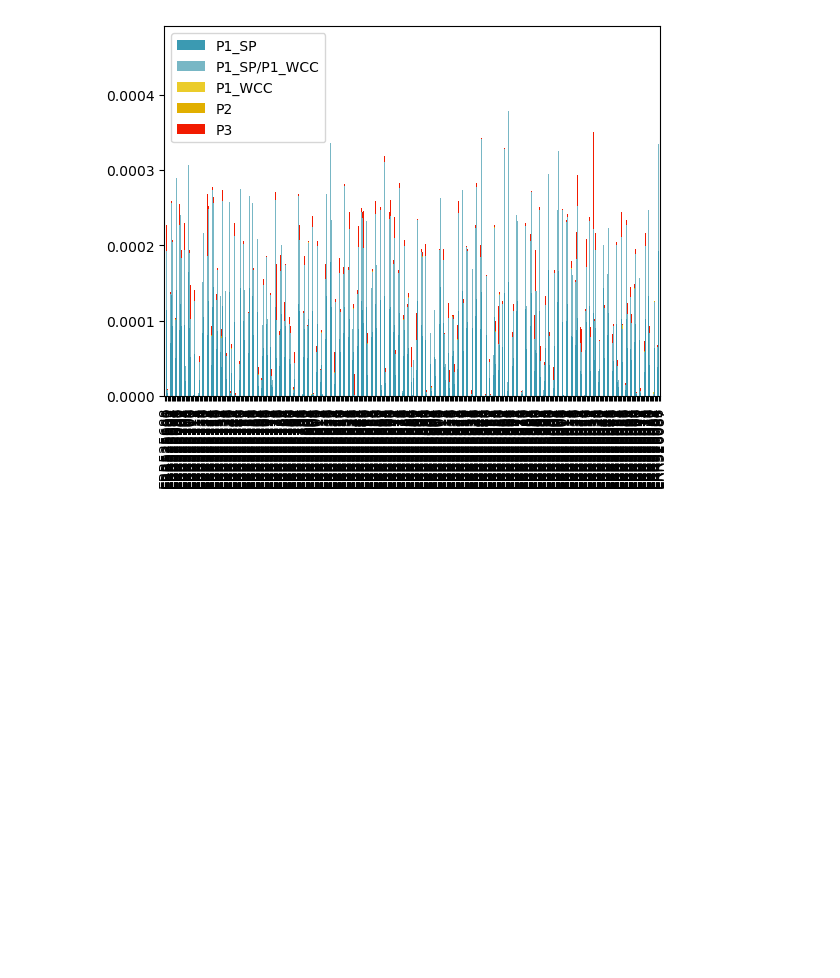
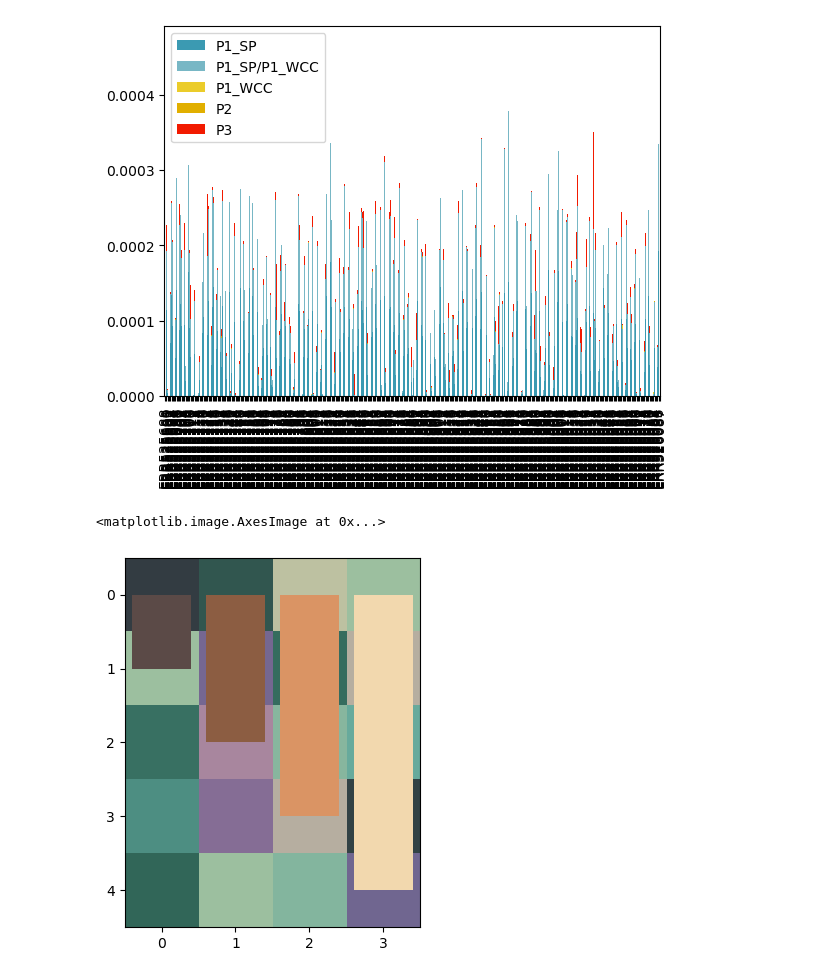
Before and after one commit to daisywyh/cremer_tester, a Jupyter notebook: pathway_abundance/pathway_abundance.ipynb, the cells around one changed output. Cells and saved outputs as stored; diff of their text form; code cells hidden in the pictures; blank space fills up the shorter version.

```diff
--- a/pathway_abundance/pathway_abundance.ipynb
+++ b/pathway_abundance/pathway_abundance.ipynb
@@ -478,3 +478,18 @@ finalGraph.set(xlabel=None)
 # %% [output]
 [Text(0.5, 0, '')]
 [figure]
+# %%
+import ggGenshinPy.colormap as ggg
+
+# import Matplotlib
+import matplotlib.pyplot as plt
+
+# create a listed colormap
+plt.bar(range(4), range(1, 5), color = ggg.cmapSayu(listed = True)(range(4)))
+
+# create a linear segmented colormap
+heatmapDat = ([0.3, 1.5, 6.3, 5.3], [5.3, 9.6, 2.4, 6.7], [2.5, 7.6, 4.9, 4.3], [3.4, 9.0, 6.7, 0.6], [2.2, 5.3, 4.8, 9.8])
+plt.imshow(heatmapDat, cmap = ggg.cmapXiao())
+# %% [output]
+<matplotlib.image.AxesImage at 0x...>
+[figure, added]
```
Also changed, not shown: parts of 1 cell of this notebook, 12 other files.
